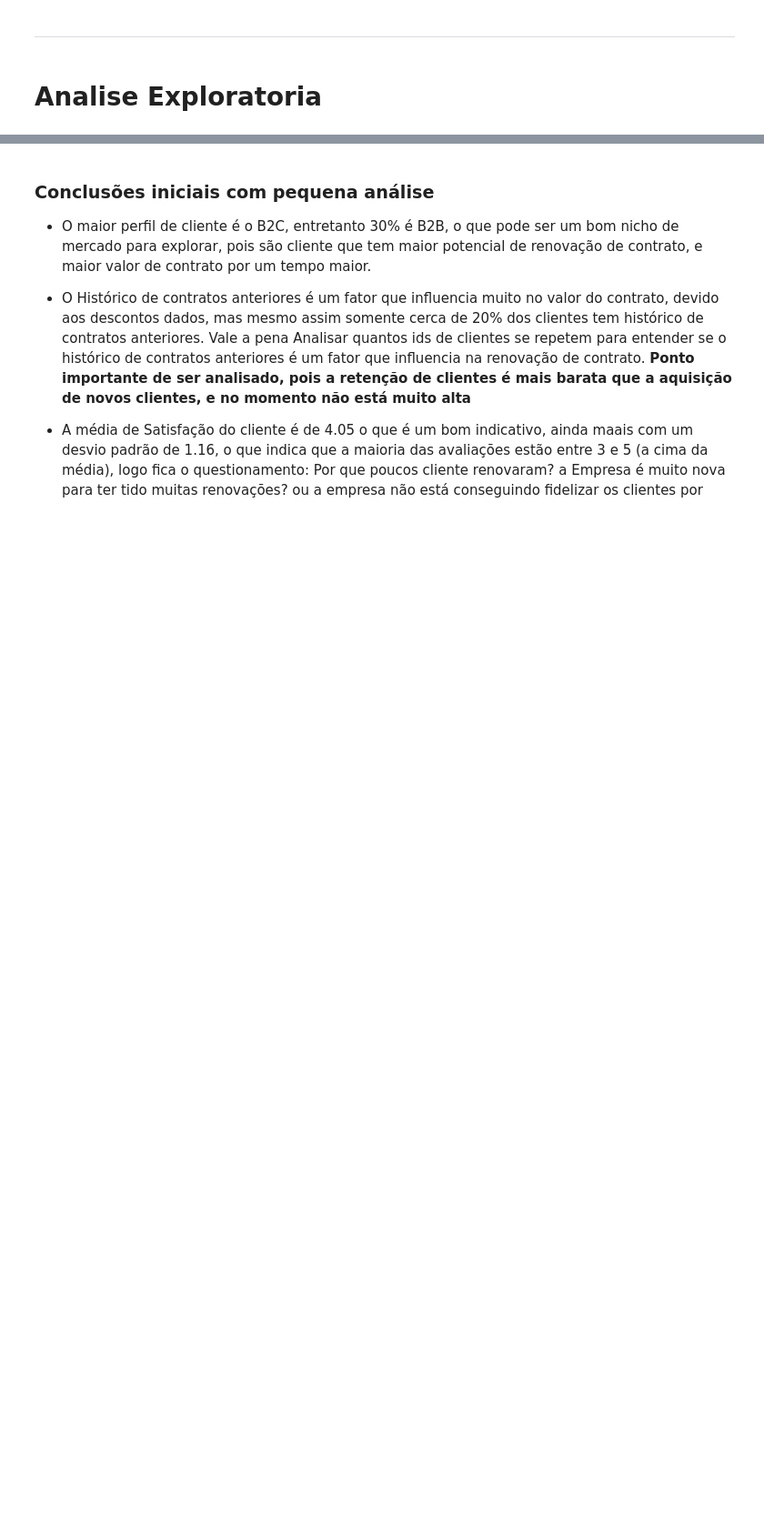
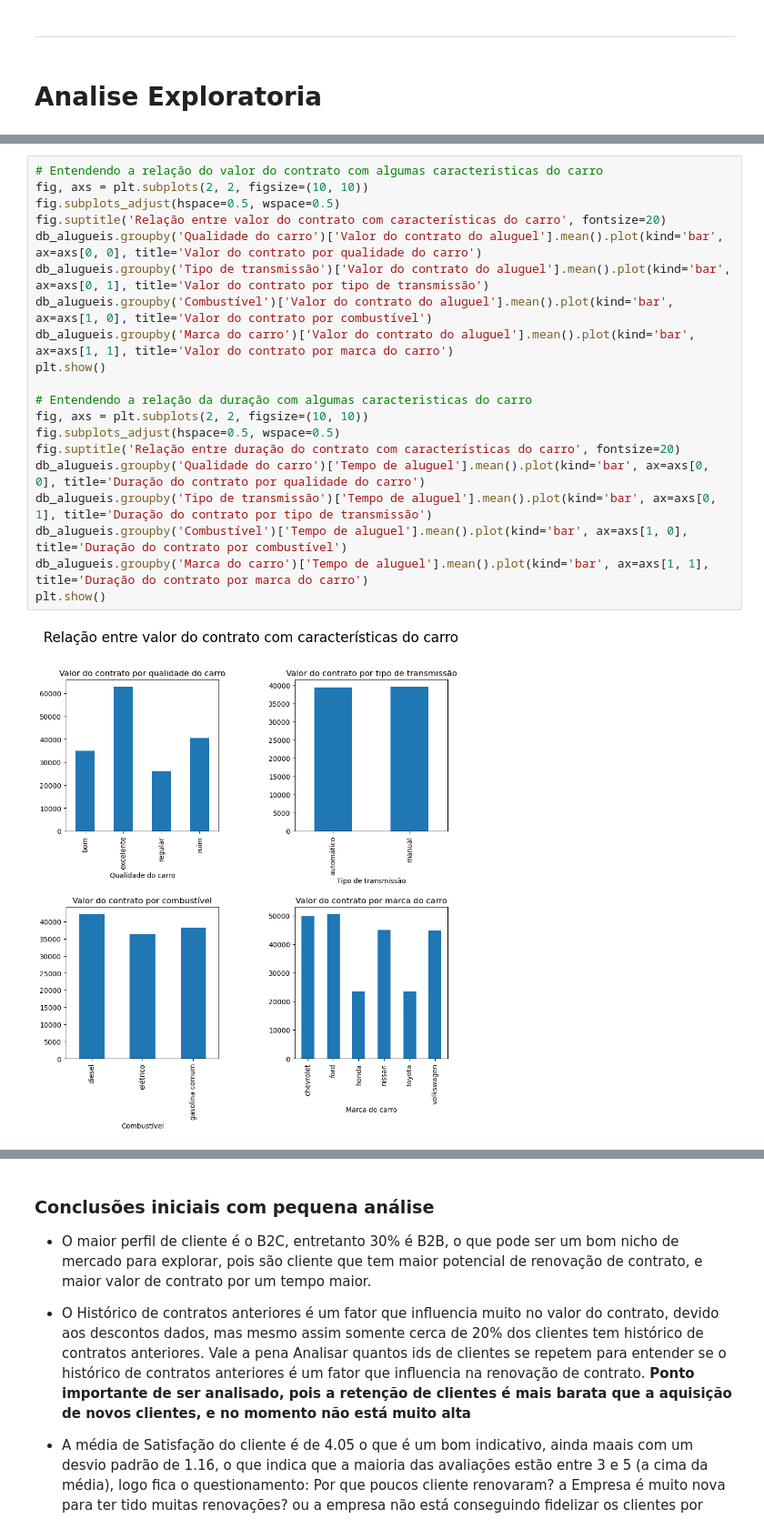
Before and after one commit to Henrique-Albuquerque2/PS-IJR-Grupo10, a Jupyter notebook: AnaliseAluguel.ipynb, the cells around one changed output, grey strips where cells are left out. Shown at 91% size. Drawn from its saved outputs; the diff is of its cells as text; blank space fills up the shorter version.

```diff
--- a/AnaliseAluguel.ipynb
+++ b/AnaliseAluguel.ipynb
@@ -171,0 +220,22 @@ plt.show()
+# %%
+# Entendendo a relação do valor do contrato com algumas caracteristicas do carro
+fig, axs = plt.subplots(2, 2, figsize=(10, 10))
+fig.subplots_adjust(hspace=0.5, wspace=0.5)
+fig.suptitle('Relação entre valor do contrato com características do carro', fontsize=20)
+db_alugueis.groupby('Qualidade do carro')['Valor do contrato do aluguel'].mean().plot(kind='bar', ax=axs[0, 0], title='Valor do contrato por qualidade do carro')
+db_alugueis.groupby('Tipo de transmissão')['Valor do contrato do aluguel'].mean().plot(kind='bar', ax=axs[0, 1], title='Valor do contrato por tipo de transmissão')
+db_alugueis.groupby('Combustível')['Valor do contrato do aluguel'].mean().plot(kind='bar', ax=axs[1, 0], title='Valor do contrato por combustível')
+db_alugueis.groupby('Marca do carro')['Valor do contrato do aluguel'].mean().plot(kind='bar', ax=axs[1, 1], title='Valor do contrato por marca do carro')
+plt.show()
+
+# Entendendo a relação da duração com algumas caracteristicas do carro
+fig, axs = plt.subplots(2, 2, figsize=(10, 10))
+fig.subplots_adjust(hspace=0.5, wspace=0.5)
+fig.suptitle('Relação entre duração do contrato com características do carro', fontsize=20)
+db_alugueis.groupby('Qualidade do carro')['Tempo de aluguel'].mean().plot(kind='bar', ax=axs[0, 0], title='Duração do contrato por qualidade do carro')
+db_alugueis.groupby('Tipo de transmissão')['Tempo de aluguel'].mean().plot(kind='bar', ax=axs[0, 1], title='Duração do contrato por tipo de transmissão')
+db_alugueis.groupby('Combustível')['Tempo de aluguel'].mean().plot(kind='bar', ax=axs[1, 0], title='Duração do contrato por combustível')
+db_alugueis.groupby('Marca do carro')['Tempo de aluguel'].mean().plot(kind='bar', ax=axs[1, 1], title='Duração do contrato por marca do carro')
+plt.show()
+# %% [output]
+[figure, added]
```
Also changed, not shown: parts of 25 cells of this notebook, 1 other file.
